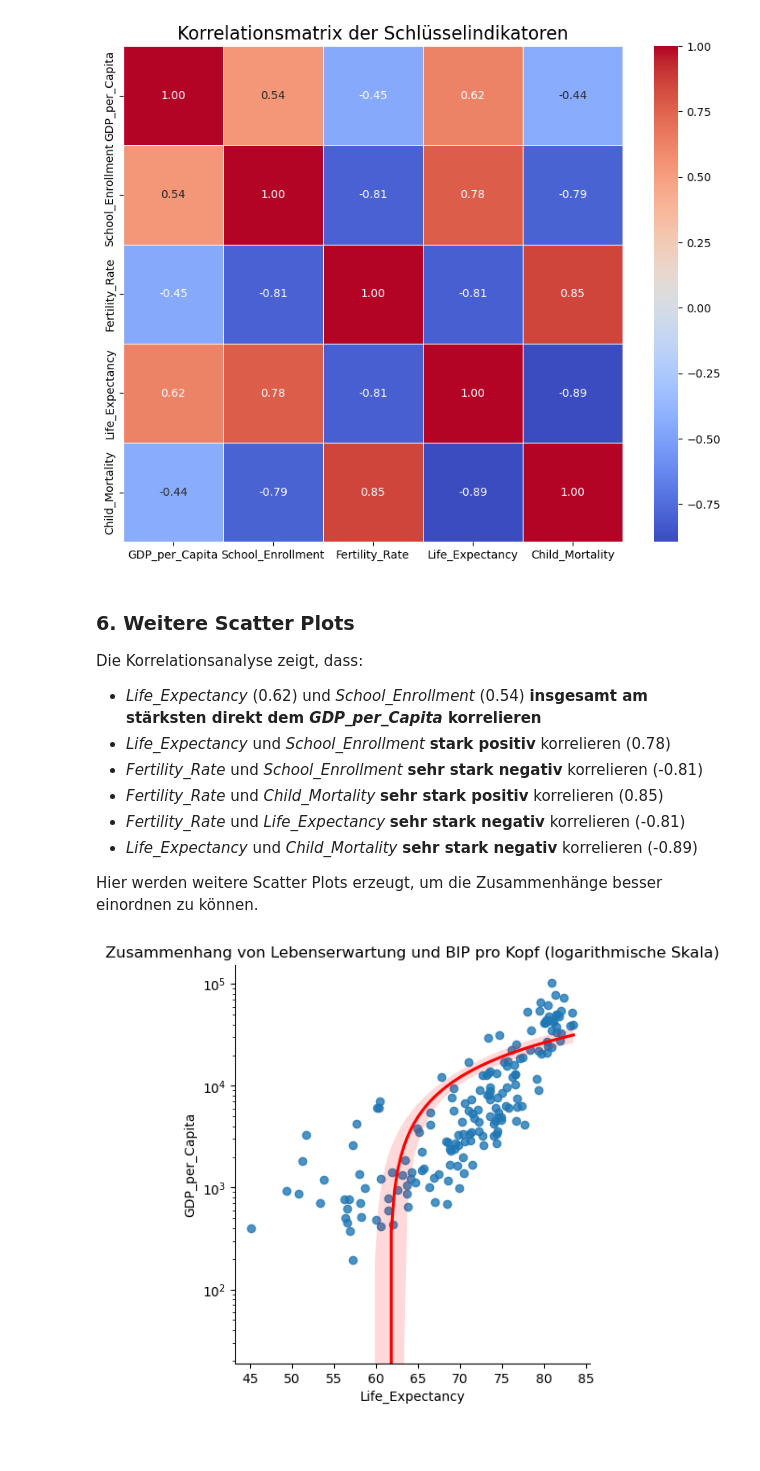
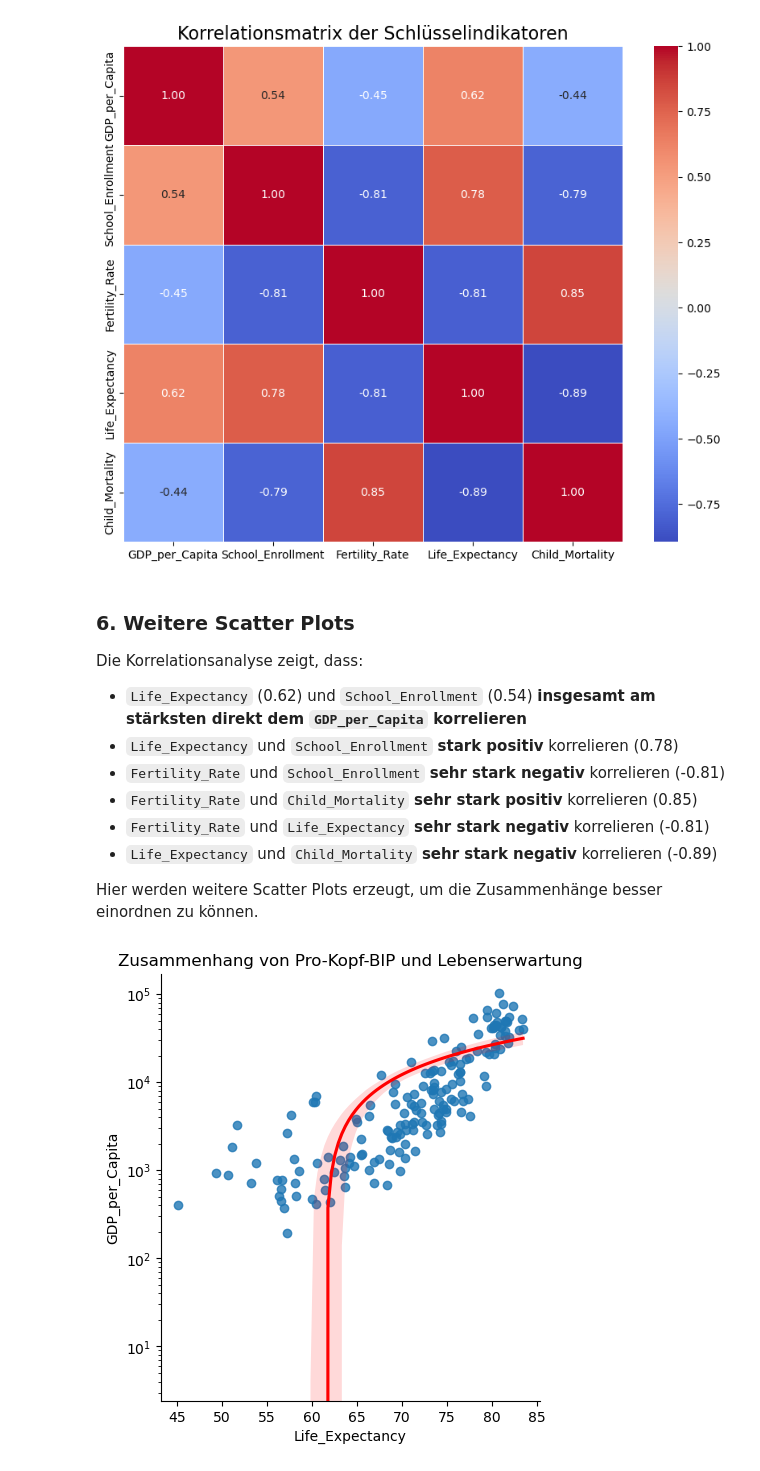
Before and after one commit to sandrosimmeth/DLBDBSC01, a Jupyter notebook: DLBDBSC01.ipynb, the cells around one changed output. Drawn from its saved outputs; the diff is of its cells as text; code cells hidden in the pictures; blank space fills up the shorter version.

```diff
--- a/DLBDBSC01.ipynb
+++ b/DLBDBSC01.ipynb
@@ -324,28 +324,28 @@ plt.show()
 # %% [markdown]
 ### 6. Weitere Scatter Plots
 Die Korrelationsanalyse zeigt, dass:
-* *Life_Expectancy* (0.62) und *School_Enrollment* (0.54) **insgesamt am stärksten direkt dem *GDP_per_Capita* korrelieren**
-* *Life_Expectancy* und *School_Enrollment* **stark positiv** korrelieren (0.78)
-* *Fertility_Rate* und *School_Enrollment* **sehr stark negativ** korrelieren (-0.81)
-* *Fertility_Rate* und *Child_Mortality* **sehr stark positiv** korrelieren (0.85)
-* *Fertility_Rate* und *Life_Expectancy* **sehr stark negativ** korrelieren (-0.81)
-* *Life_Expectancy* und *Child_Mortality* **sehr stark negativ** korrelieren (-0.89)
+* `Life_Expectancy` (0.62) und `School_Enrollment` (0.54) **insgesamt am stärksten direkt dem `GDP_per_Capita` korrelieren**
+* `Life_Expectancy` und `School_Enrollment` **stark positiv** korrelieren (0.78)
+* `Fertility_Rate` und `School_Enrollment` **sehr stark negativ** korrelieren (-0.81)
+* `Fertility_Rate` und `Child_Mortality` **sehr stark positiv** korrelieren (0.85)
+* `Fertility_Rate` und `Life_Expectancy` **sehr stark negativ** korrelieren (-0.81)
+* `Life_Expectancy` und `Child_Mortality` **sehr stark negativ** korrelieren (-0.89)
 
 Hier werden weitere Scatter Plots erzeugt, um die Zusammenhänge besser einordnen zu können.
 # %%
 # DataFrame mit den Durchschnittswerten pro Land über den gesamten Zeitraum für mehr Übersichtlichkeit
 df_mean = df_interpolated.groupby('Country Name').mean()
 sns.lmplot(data=df_mean, x='Life_Expectancy', y='GDP_per_Capita', height=5, line_kws={'color': 'red'}).ax.set_yscale('log')
-plt.title('Zusammenhang von Lebenserwartung und BIP pro Kopf (logarithmische Skala)')
+plt.title('Zusammenhang von Pro-Kopf-BIP und Lebenserwartung')
 
 plt.savefig(
     'lifeexp_vs_gdp_scatter_plot.png',
     dpi=300, # Auflösung in "dots per inch"
     bbox_inches='tight' # Schneidet überschüssigen weißen Rand ab
 )
 
 plt.show()
 # %% [output]
-[figure, old version]
+[figure, new version]
 # %%
 sns.lmplot(data=df_mean, x='School_Enrollment', y='GDP_per_Capita', height=5, line_kws={'color': 'red'}).ax.set_yscale('log')
```
Also changed, not shown: parts of 18 cells of this notebook.
